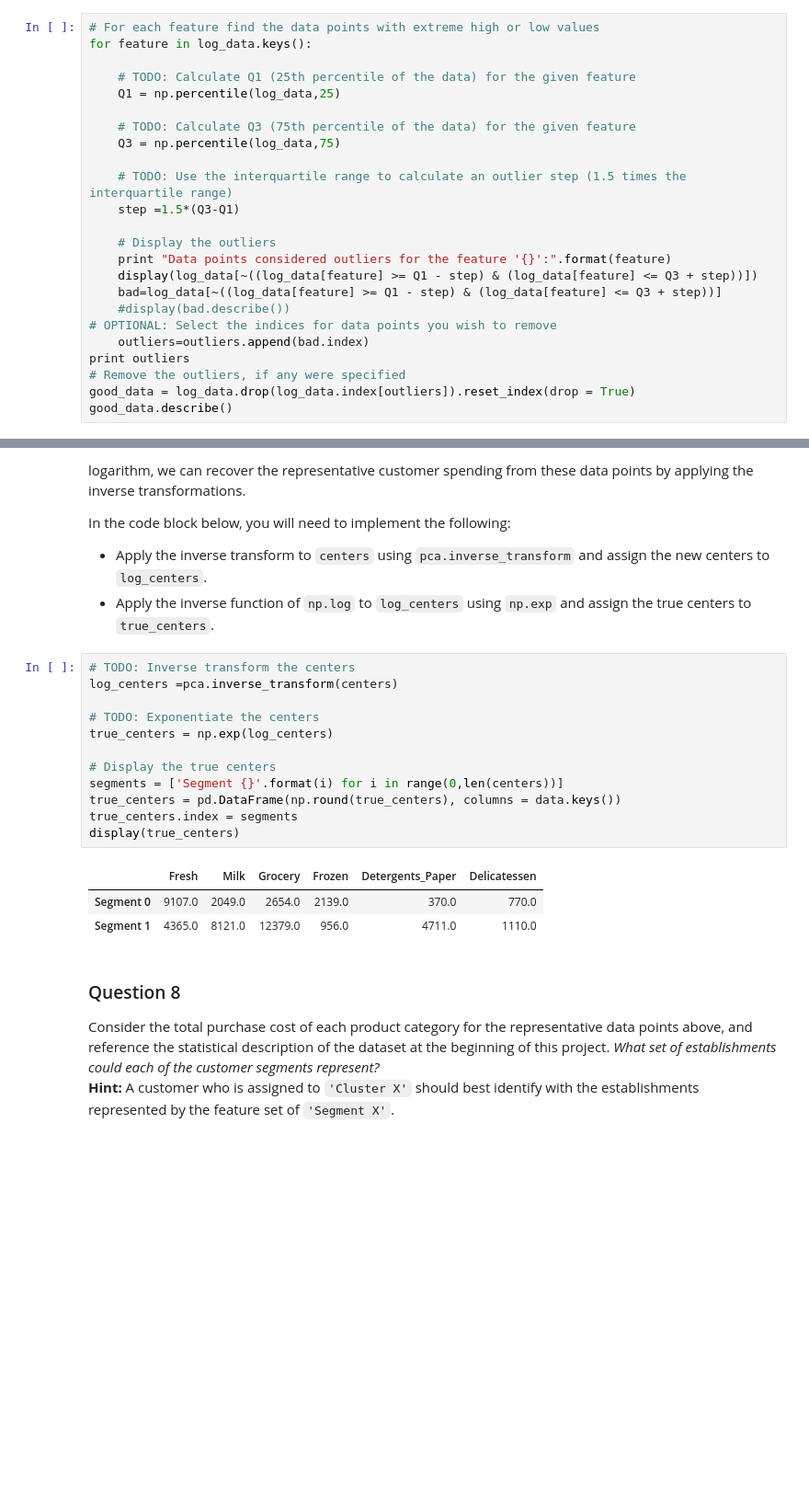
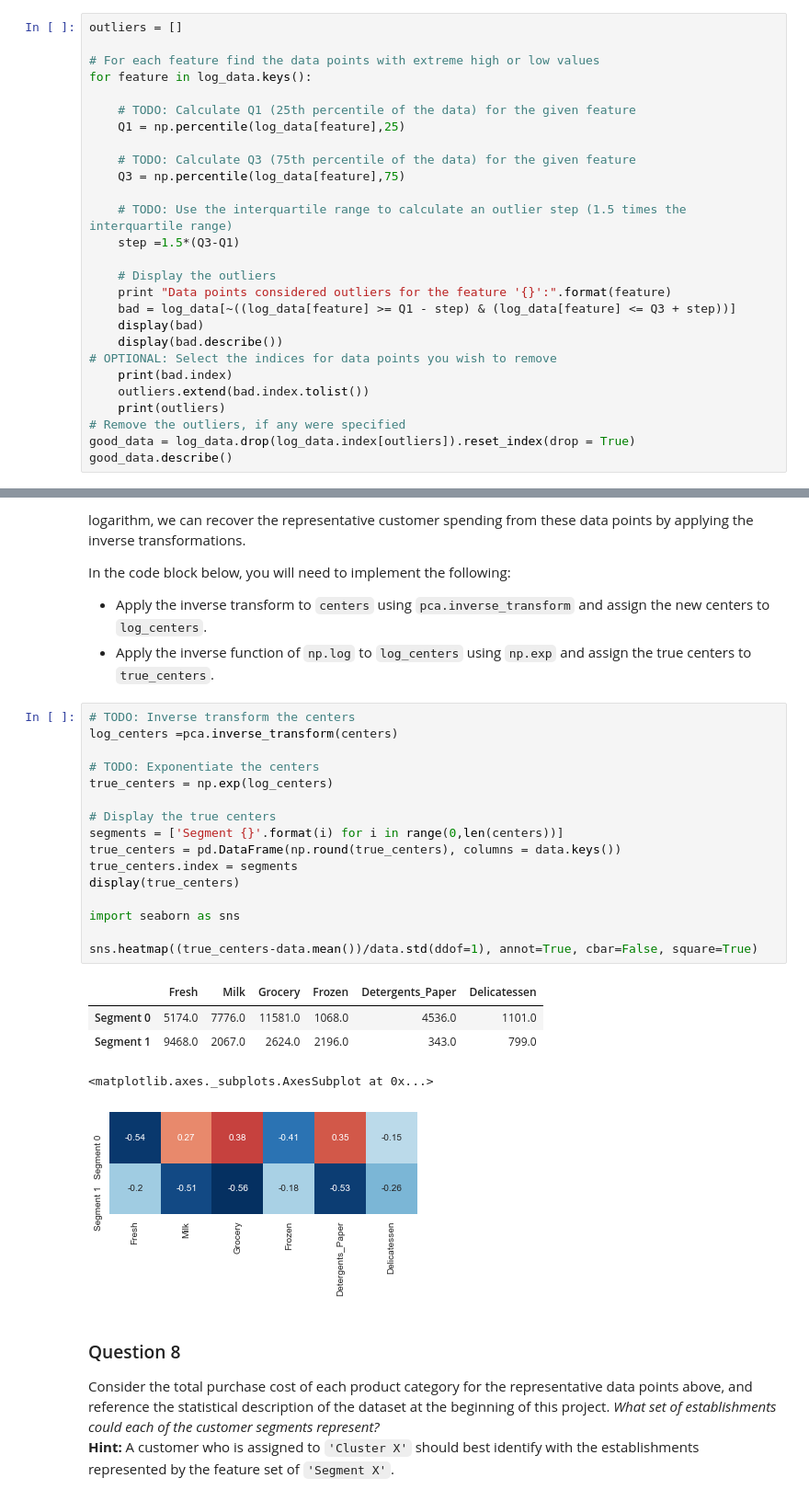
Before and after one commit to osukellyzhang/machine-learning-udacity, a Jupyter notebook: customer segments/customer_segments.ipynb, the cells around one changed output, grey strips where cells are left out. Shown at 92% size. Drawn from its saved outputs; the diff is of its cells as text; blank space fills up the shorter version.

```diff
--- a/customer segments/customer_segments.ipynb
+++ b/customer segments/customer_segments.ipynb
@@ -180,26 +206,29 @@ In the code block below, you will need to implement the following:
 **NOTE:** If you choose to remove any outliers, ensure that the sample data does not contain any of these points!
 Once you have performed this implementation, the dataset will be stored in the variable `good_data`.
 # %%
+outliers = []
+
 # For each feature find the data points with extreme high or low values
 for feature in log_data.keys():
 
     # TODO: Calculate Q1 (25th percentile of the data) for the given feature
-    Q1 = np.percentile(log_data,25)
+    Q1 = np.percentile(log_data[feature],25)
 
     # TODO: Calculate Q3 (75th percentile of the data) for the given feature
-    Q3 = np.percentile(log_data,75)
+    Q3 = np.percentile(log_data[feature],75)
 
     # TODO: Use the interquartile range to calculate an outlier step (1.5 times the interquartile range)
     step =1.5*(Q3-Q1)
 
     # Display the outliers
     print "Data points considered outliers for the feature '{}':".format(feature)
-    display(log_data[~((log_data[feature] >= Q1 - step) & (log_data[feature] <= Q3 + step))])
-    bad=log_data[~((log_data[feature] >= Q1 - step) & (log_data[feature] <= Q3 + step))]
-    #display(bad.describe())
+    bad = log_data[~((log_data[feature] >= Q1 - step) & (log_data[feature] <= Q3 + step))]
+    display(bad)
+    display(bad.describe())
 # OPTIONAL: Select the indices for data points you wish to remove
-    outliers=outliers.append(bad.index)
-print outliers
+    print(bad.index)
+    outliers.extend(bad.index.tolist())
+    print(outliers)
 # Remove the outliers, if any were specified
 good_data = log_data.drop(log_data.index[outliers]).reset_index(drop = True)
 good_data.describe()
@@ -453,19 +508,25 @@ In the code block below, you will need to implement the following:
 # %%
 # TODO: Inverse transform the centers
 log_centers =pca.inverse_transform(centers)
 
 # TODO: Exponentiate the centers
 true_centers = np.exp(log_centers)
 
 # Display the true centers
 segments = ['Segment {}'.format(i) for i in range(0,len(centers))]
 true_centers = pd.DataFrame(np.round(true_centers), columns = data.keys())
 true_centers.index = segments
 display(true_centers)
+
+import seaborn as sns
+
+sns.heatmap((true_centers-data.mean())/data.std(ddof=1), annot=True, cbar=False, square=True)
 # %% [output]
 |  | Fresh | Milk | Grocery | Frozen | Detergents_Paper | Delicatessen |
-| Segment 0 | 9107.0 | 2049.0 | 2654.0 | 2139.0 | 370.0 | 770.0 |
-| Segment 1 | 4365.0 | 8121.0 | 12379.0 | 956.0 | 4711.0 | 1110.0 |
+| Segment 0 | 5174.0 | 7776.0 | 11581.0 | 1068.0 | 4536.0 | 1101.0 |
+| Segment 1 | 9468.0 | 2067.0 | 2624.0 | 2196.0 | 343.0 | 799.0 |
+<matplotlib.axes._subplots.AxesSubplot at 0x...>
+[figure, added]
 # %% [markdown]
 ### Question 8
 Consider the total purchase cost of each product category for the representative data points above, and reference the statistical description of the dataset at the beginning of this project. *What set of establishments could each of the customer segments represent?*
```
Also changed, not shown: parts of 18 cells of this notebook, 1 other file.
